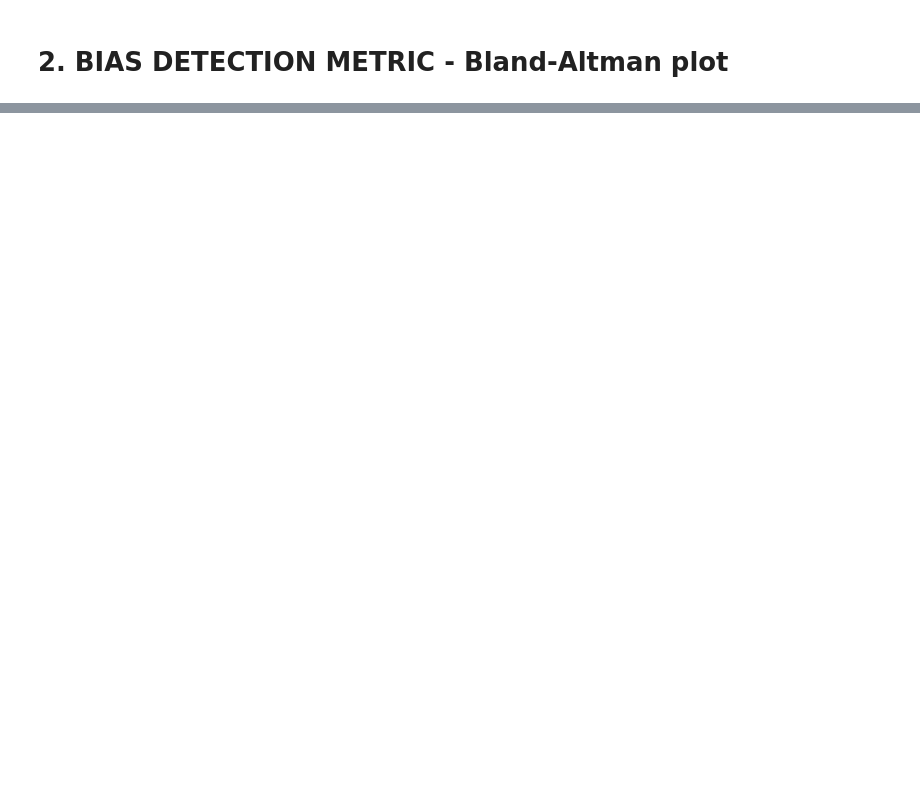
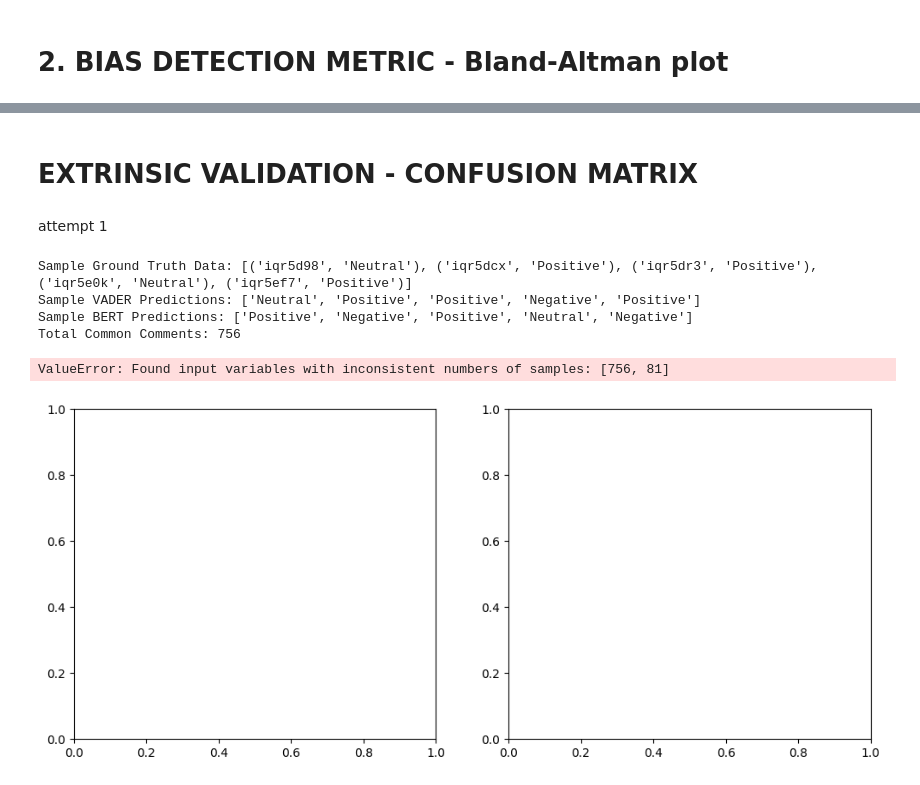
Before and after one commit to oThommy/f1-subreddits-nlp, a Jupyter notebook: notebooks/research_question_1.ipynb, the cells around one changed output, grey strips where cells are left out. Drawn from its saved outputs; the diff is of its cells as text; code cells hidden in the pictures; blank space fills up the shorter version.

Commit message:
extrinsic validation rq1

```diff
--- a/notebooks/research_question_1.ipynb
+++ b/notebooks/research_question_1.ipynb
@@ -265,0 +343,65 @@ plt.show()
+# %% [markdown]
+# EXTRINSIC VALIDATION - CONFUSION MATRIX
+# %% [markdown]
+attempt 1
+# %%
+import json
+import glob
+import numpy as np
+import matplotlib.pyplot as plt
+import seaborn as sns
+from sklearn.metrics import confusion_matrix, cohen_kappa_score
+
+ground_truth = {}
+path = os.path.join("GROUND_TRUTH_LABELS", "*.ndjson")
+ndjson_files_ground_truth = glob.glob(path)
+
+# Load Ground Truth Labels
+# ground_truth = {}  # Dictionary for easier comparison
+# ndjson_files_ground_truth = glob.glob("/GROUND_TRUTH_LABELS/*.ndjson")  # Adjust path as needed
+
+for file in ndjson_files_ground_truth:
+    with open(file, "r") as f:
+        for line in f:
+            entry = json.loads(line)
+            ground_truth[entry["comment_id"]] = entry["sentiment"]
+
+print("Sample Ground Truth Data:", list(ground_truth.items())[:5])
+
+# Convert VADER and BERT sentiment scores to labels (Positive, Neutral, Negative)
+vader_labels = [to_sentiment_category(sentiment) for sentiment in individual_vader_sentiments]
+bert_labels = [to_sentiment_category(sentiment) for sentiment in individual_bert_sentiments]
+
+print("Sample VADER Predictions:", vader_labels[:5])
+print("Sample BERT Predictions:", bert_labels[:5])
+
+# Assuming the comment IDs are in the same order in ground_truth as in the sentiment lists
+common_comment_ids = set(ground_truth.keys())
+
+y_true = [ground_truth[comment_id] for comment_id in common_comment_ids]
+y_vader = vader_labels[:len(y_true)]  # Ensure same length
+y_bert = bert_labels[:len(y_true)]  # Ensure same length
+
+print(f"Total Common Comments: {len(common_comment_ids)}")
+
+# Step 3.1: Compute and Plot Confusion Matrices
+fig, axes = plt.subplots(1, 2, figsize=(12, 5))
+
+for ax, (y_pred, title) in zip(axes, [(y_vader, "VADER"), (y_bert, "BERT")]):
+    cm = confusion_matrix(y_true, y_pred, labels=["Positive", "Neutral", "Negative"])
+    sns.heatmap(cm, annot=True, fmt="d", cmap="Blues",
+                xticklabels=["Positive", "Neutral", "Negative"],
+                yticklabels=["Positive", "Neutral", "Negative"], ax=ax)
+    ax.set_title(f"Confusion Matrix: {title}")
+    ax.set_xlabel("Predicted Label")
+    ax.set_ylabel("True Label")
+
+plt.tight_layout()
+plt.show()
+# %% [output]
+Sample Ground Truth Data: [('iqr5d98', 'Neutral'), ('iqr5dcx', 'Positive'), ('iqr5dr3', 'Positive'), ('iqr5e0k', 'Neutral'), ('iqr5ef7', 'Positive')]
+Sample VADER Predictions: ['Neutral', 'Positive', 'Positive', 'Negative', 'Positive']
+Sample BERT Predictions: ['Positive', 'Negative', 'Positive', 'Neutral', 'Negative']
+Total Common Comments: 756
+ValueError: Found input variables with inconsistent numbers of samples: [756, 81]
+[figure, added]
```
Also changed, not shown: parts of 13 cells of this notebook, 17 other files.
